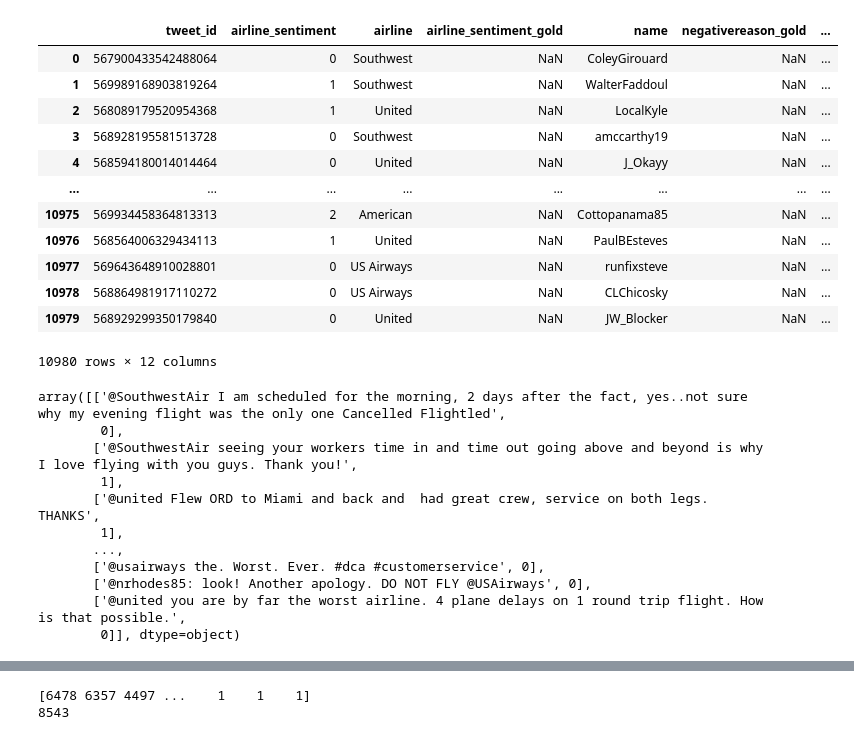
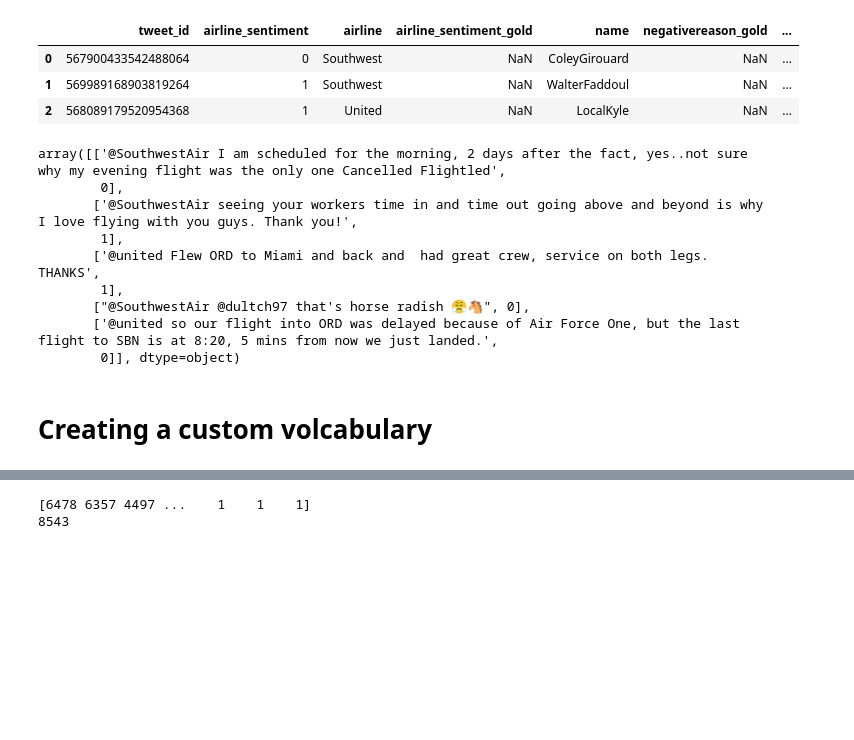
Before and after one commit to Rohit128256/data_science_and_ml, a Jupyter notebook: twitter_data_sentiment_analysis_NLP/nlp_twitter_proj_using_neural_network.ipynb, the cells around one changed output, grey strips where cells are left out. Cells and saved outputs as stored; diff of their text form; code cells hidden in the pictures; blank space fills up the shorter version.

```diff
--- a/twitter_data_sentiment_analysis_NLP/nlp_twitter_proj_using_neural_network.ipynb
+++ b/twitter_data_sentiment_analysis_NLP/nlp_twitter_proj_using_neural_network.ipynb
@@ -2,30 +2,21 @@
 import pandas as pd
 import numpy as np
 import nltk
-df = pd.read_csv(r'D:\Study Materials\[Coding Ninjas] Machine Learning and Data Science\[Coding Ninjas] Machine Learning and Data Science\43.Project Twitter US Airline Sentiment Analysis (no vdos)\training_twitter_x_y_train.csv')
+df = pd.read_csv(r'Dataset\training_twitter_x_y_train.csv')
 # %%
 df.loc[df['airline_sentiment'] == 'negative','airline_sentiment'] = int(0)
 df.loc[df['airline_sentiment'] == 'positive','airline_sentiment'] = int(1)
 df.loc[df['airline_sentiment'] == 'neutral','airline_sentiment'] = int(2)
-df
+df.head(3)
 # %% [output]
 |  | tweet_id | airline_sentiment | airline | airline_sentiment_gold | name | negativereason_gold | ... |
 | 0 | 567900433542488064 | 0 | Southwest | NaN | ColeyGirouard | NaN | ... |
 | 1 | 569989168903819264 | 1 | Southwest | NaN | WalterFaddoul | NaN | ... |
 | 2 | 568089179520954368 | 1 | United | NaN | LocalKyle | NaN | ... |
-| 3 | 568928195581513728 | 0 | Southwest | NaN | amccarthy19 | NaN | ... |
-| 4 | 568594180014014464 | 0 | United | NaN | J_Okayy | NaN | ... |
-| ... | ... | ... | ... | ... | ... | ... | ... |
-| 10975 | 569934458364813313 | 2 | American | NaN | Cottopanama85 | NaN | ... |
-| 10976 | 568564006329434113 | 1 | United | NaN | PaulBEsteves | NaN | ... |
-| 10977 | 569643648910028801 | 0 | US Airways | NaN | runfixsteve | NaN | ... |
-| 10978 | 568864981917110272 | 0 | US Airways | NaN | CLChicosky | NaN | ... |
-| 10979 | 568929299350179840 | 0 | United | NaN | JW_Blocker | NaN | ... |
-10980 rows × 12 columns
 # %%
 df = df[['text','airline_sentiment']]
 data = df.to_numpy()
-data
+data[:5]
 # %% [output]
 array([['@SouthwestAir I am scheduled for the morning, 2 days after the fact, yes..not sure why my evening flight was the only one Cancelled Flightled',
         0],
@@ -33,10 +24,8 @@ array([['@SouthwestAir I am scheduled for the morning, 2 days after the fact, ye
         1],
        ['@united Flew ORD to Miami and back and  had great crew, service on both legs. THANKS',
         1],
-       ...,
-       ['@usairways the. Worst. Ever. #dca #customerservice', 0],
-       ['@nrhodes85: look! Another apology. DO NOT FLY @USAirways', 0],
-       ['@united you are by far the worst airline. 4 plane delays on 1 round trip flight. How is that possible.',
+       ["@SouthwestAir @dultch97 that's horse radish 😤🐴", 0],
+       ['@united so our flight into ORD was delayed because of Air Force One, but the last flight to SBN is at 8:20, 5 mins from now we just landed.',
         0]], dtype=object)
 # %%
 x = data[:,0]
@@ -61,6 +50,8 @@ def get_pos(tag):
         return wordnet.ADV
     else:
         return wordnet.NOUN
+# %% [markdown]
+# Creating a custom volcabulary
 # %%
 dict = {}
 for i in range(len(x)):
```
Also changed, not shown: parts of 11 cells of this notebook, 4 other files.
